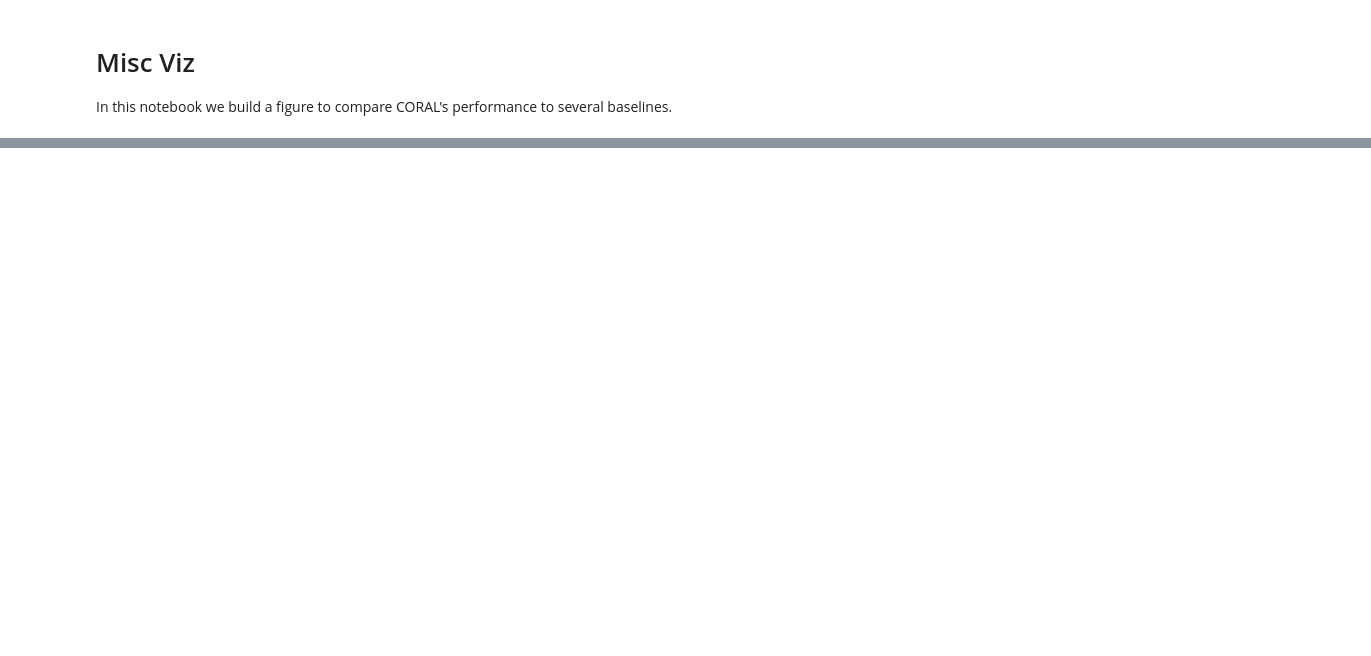
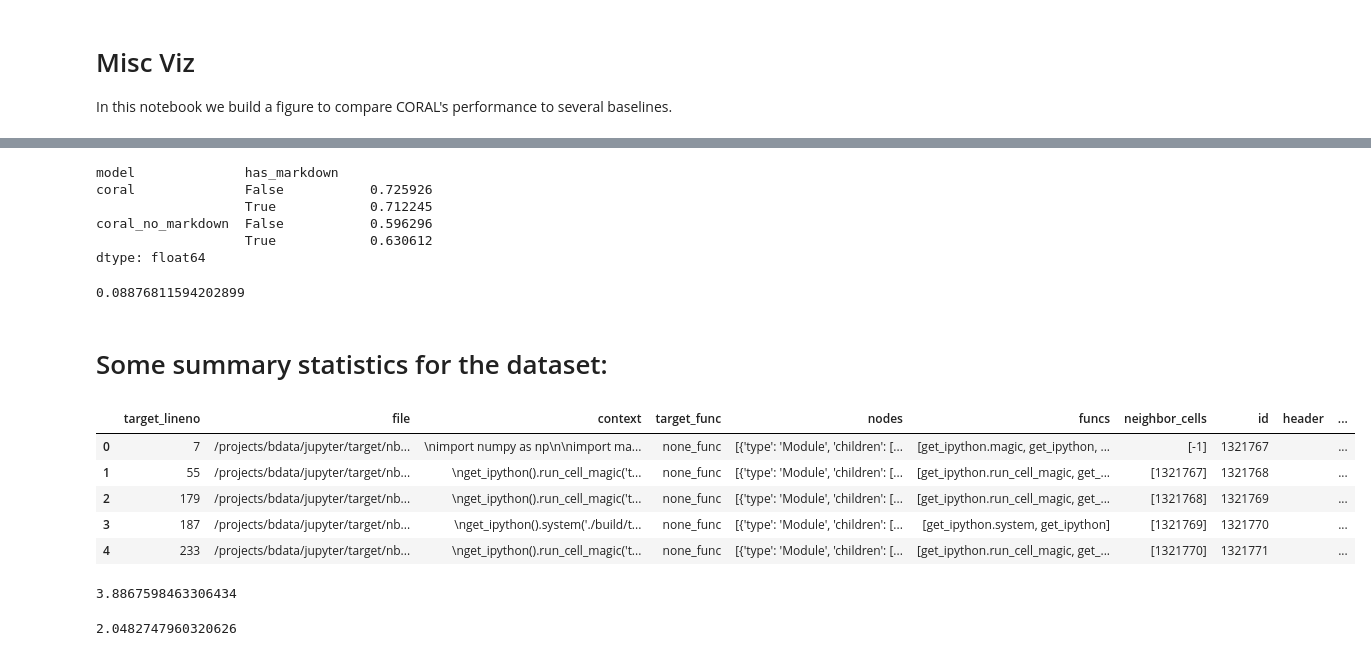
Before and after one commit to behavioral-data/CORAL, a Jupyter notebook: notebooks/MiscViz.ipynb, the cells around one changed output, grey strips where cells are left out. Drawn from its saved outputs; the diff is of its cells as text; code cells hidden in the pictures; blank space fills up the shorter version.

```diff
--- a/notebooks/MiscViz.ipynb
+++ b/notebooks/MiscViz.ipynb
@@ -96,0 +140,18 @@ id(ax2)
+# %%
+def load_graphs(path,read_mode = "r",sort = False, remove_stage_pad = False):
+    graphs = []
+    with open(path,read_mode) as f:
+        for line in f:
+            graphs.append(json.loads(line))
+    if sort:
+        graphs = sorted(graphs,key = lambda i: (i['file'], int(i['id'])))
+    if remove_stage_pad:
+        graphs = list(filter(lambda x: x["stage"] != 0, graphs))
+    return graphs
+
+def get_is_correct(graphs):
+    values = [[x["stage"],x["pred"]] for x in graphs]
+    is_correct = []
+    for i, g in enumerate(graphs):
+        is_correct.append(int(g["stage"]) == int(g["pred"]))
+    return np.array(is_correct).astype(int)
@@ -96,0 +197,36 @@ id(ax2)
+# %%
+results_df.groupby(["model","has_markdown",]).apply(get_accuracy)
+# %% [output]
+model              has_markdown
+coral              False           0.725926
+                   True            0.712245
+coral_no_markdown  False           0.596296
+                   True            0.630612
+dtype: float64
+# %%
+(sum(results_df["has_markdown"]) / len(results_df["has_markdown"])) / 3
+# %% [output]
+0.08876811594202899
+# %% [markdown]
+# Some summary statistics for the dataset:
+# %%
+full_dataset = load_graphs("/projects/bdata/jupyter/gezhang_backup/jupyter-notebook-analysis/graphs/cell_with_func_python23_5_22_rel_pos.txt",remove_stage_pad=False)
+# %%
+full_dataset = pd.DataFrame(full_dataset)
+# %%
+full_dataset.head()
+# %% [output]
+|  | target_lineno | file | context | target_func | nodes | funcs | neighbor_cells | id | header | ... |
+| 0 | 7 | /projects/bdata/jupyter/target/nb... | \nimport numpy as np\n\nimport ma... | none_func | [{'type': 'Module', 'children': [... | [get_ipython.magic, get_ipython, ... | [-1] | 1321767 |  | ... |
+| 1 | 55 | /projects/bdata/jupyter/target/nb... | \nget_ipython().run_cell_magic('t... | none_func | [{'type': 'Module', 'children': [... | [get_ipython.run_cell_magic, get_... | [1321767] | 1321768 |  | ... |
+| 2 | 179 | /projects/bdata/jupyter/target/nb... | \nget_ipython().run_cell_magic('t... | none_func | [{'type': 'Module', 'children': [... | [get_ipython.run_cell_magic, get_... | [1321768] | 1321769 |  | ... |
+| 3 | 187 | /projects/bdata/jupyter/target/nb... | \nget_ipython().system('./build/t... | none_func | [{'type': 'Module', 'children': [... | [get_ipython.system, get_ipython] | [1321769] | 1321770 |  | ... |
+| 4 | 233 | /projects/bdata/jupyter/target/nb... | \nget_ipython().run_cell_magic('t... | none_func | [{'type': 'Module', 'children': [... | [get_ipython.run_cell_magic, get_... | [1321770] | 1321771 |  | ... |
+# %%
+full_dataset["context"].str.replace("\n\n","\n").str.count("\n").mean()
+# %% [output]
+3.8867598463306434
+# %%
+full_dataset["funcs"].apply(lambda x: len(x)).mean()
+# %% [output]
+2.0482747960320626
```
Also changed, not shown: parts of 13 cells of this notebook, 16 other files.
